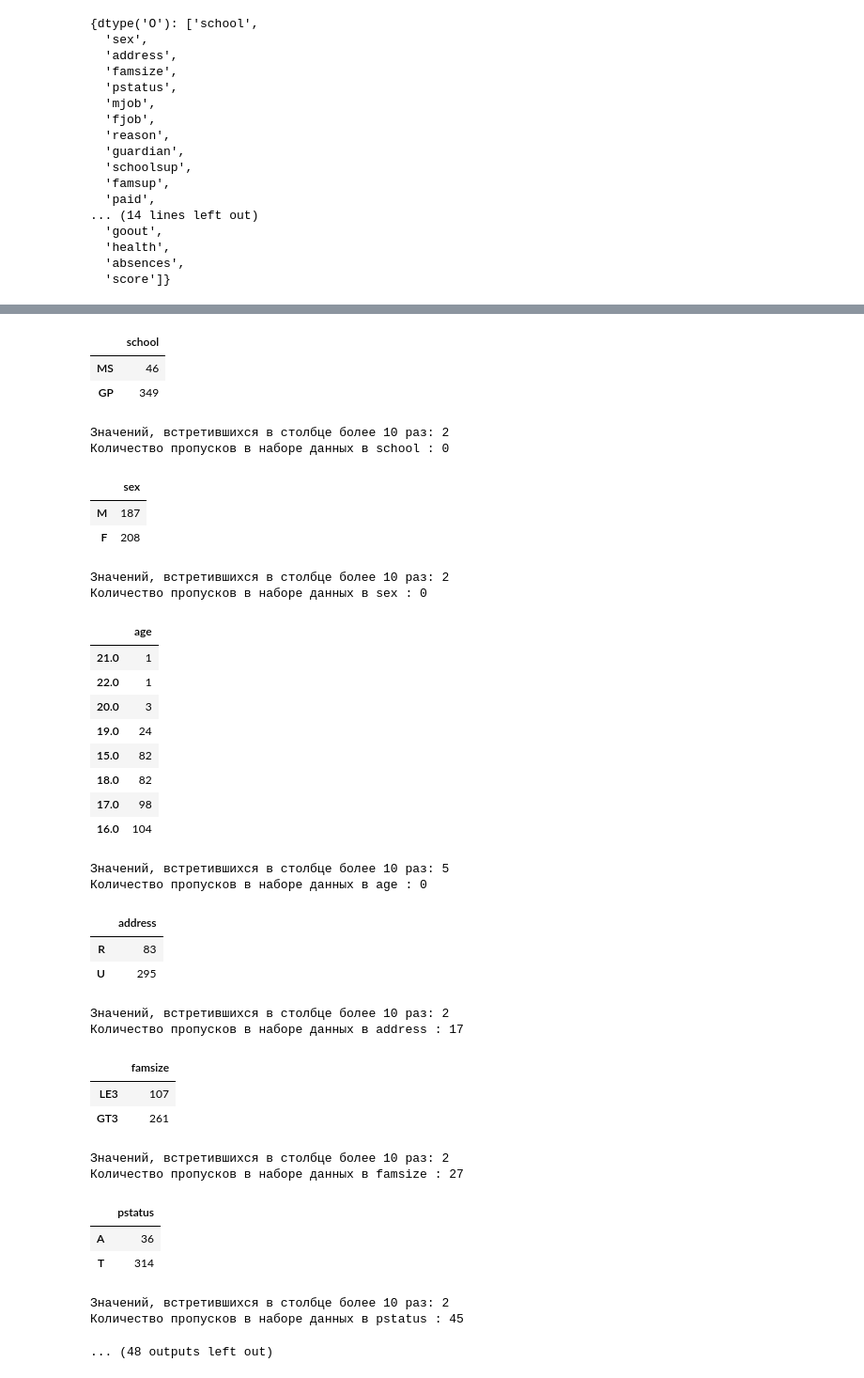
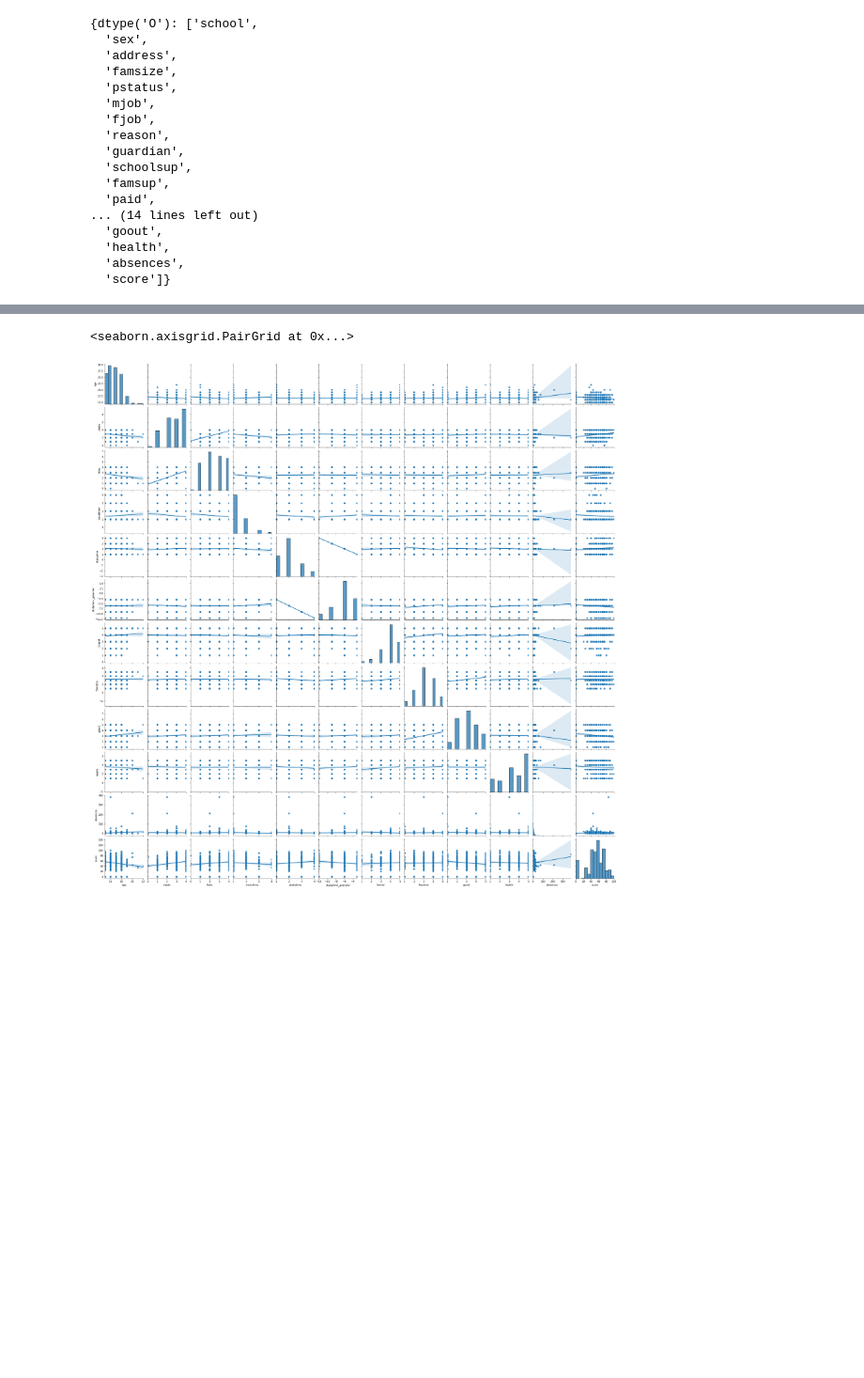
Before and after one commit to Duke-Garland/DS32, a Jupyter notebook: module_2/EDA_Analysis.ipynb, the cells around one changed output, grey strips where cells are left out. Shown at 94% size. Saved outputs shown, nothing was run; the diff lists cells and outputs as text; code cells hidden in the pictures; blank space fills up the shorter version.

```diff
--- a/module_2/EDA_Analysis.ipynb
+++ b/module_2/EDA_Analysis.ipynb
@@ -196,41 +523,0 @@ data
-# %%
-for col in data.columns:
-    data[col]=show_unique_fields(data, col)
-# %% [output]
-|  | school |
-| MS | 46 |
-| GP | 349 |
-Значений, встретившихся в столбце более 10 раз: 2
-Количество пропусков в наборе данных в school : 0
-|  | sex |
-| M | 187 |
-| F | 208 |
-Значений, встретившихся в столбце более 10 раз: 2
-Количество пропусков в наборе данных в sex : 0
-|  | age |
-| 21.0 | 1 |
-| 22.0 | 1 |
-| 20.0 | 3 |
-| 19.0 | 24 |
-| 15.0 | 82 |
-| 18.0 | 82 |
-| 17.0 | 98 |
-| 16.0 | 104 |
-Значений, встретившихся в столбце более 10 раз: 5
-Количество пропусков в наборе данных в age : 0
-|  | address |
-| R | 83 |
-| U | 295 |
-Значений, встретившихся в столбце более 10 раз: 2
-Количество пропусков в наборе данных в address : 17
-|  | famsize |
-| LE3 | 107 |
-| GT3 | 261 |
-Значений, встретившихся в столбце более 10 раз: 2
-Количество пропусков в наборе данных в famsize : 27
-|  | pstatus |
-| A | 36 |
-| T | 314 |
-Значений, встретившихся в столбце более 10 раз: 2
-Количество пропусков в наборе данных в pstatus : 45
-... (48 outputs left out)
@@ -257,0 +524,6 @@ get_stat_dif(data, 'address', 'score')
+# %%
+#проведем беглай корреляционный анализ
+sns.pairplot(data, kind = 'reg')
+# %% [output]
+<seaborn.axisgrid.PairGrid at 0x...>
+[figure, added]
```
Also changed, not shown: parts of 28 cells of this notebook.
